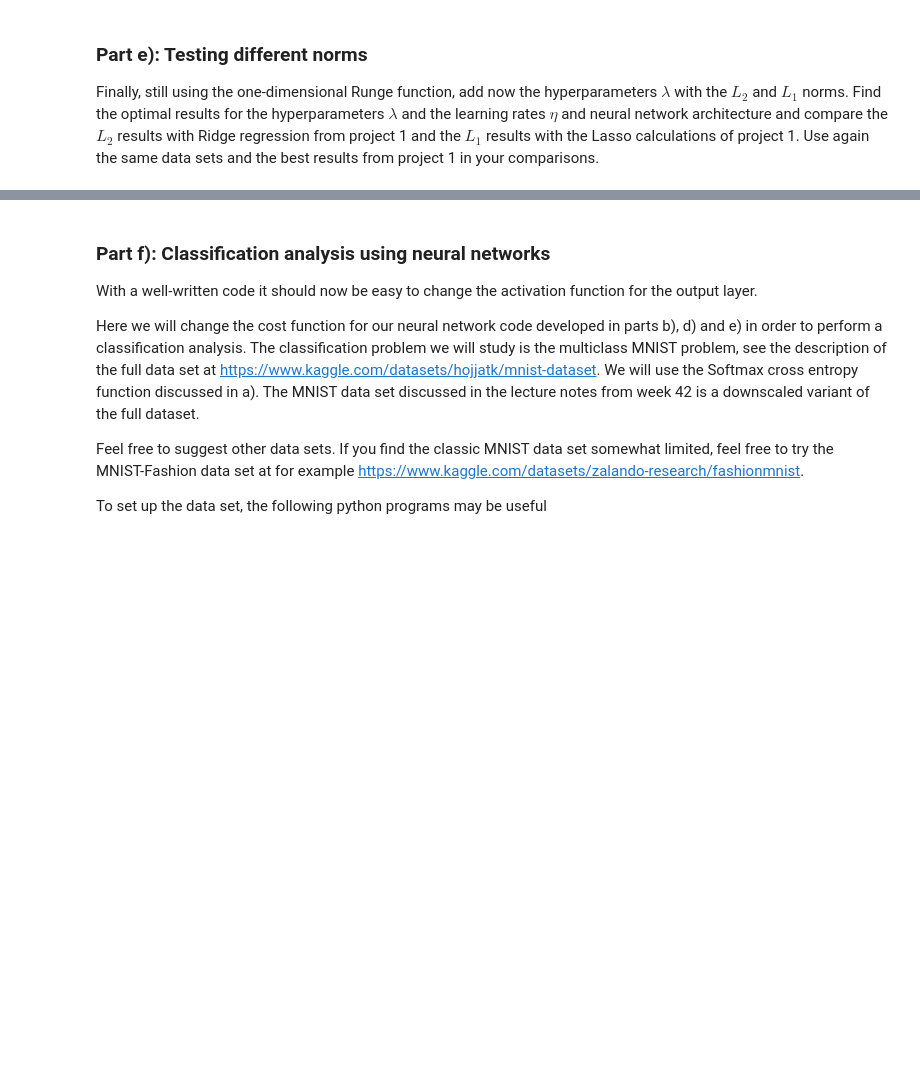
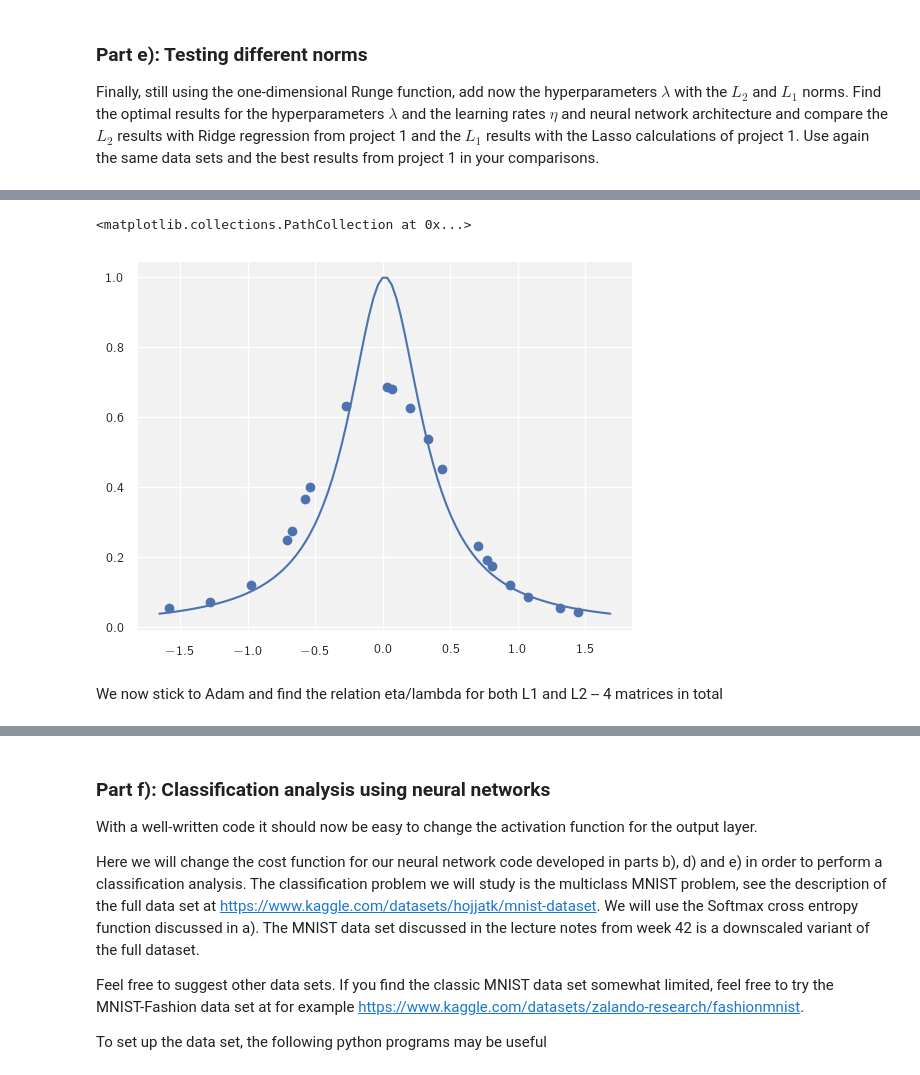
Before and after one commit to p-perrone/UiO_MachineLearning, a Jupyter notebook: ml_project2/notebooks/project2.ipynb, the cells around one changed output, grey strips where cells are left out. Cells and saved outputs as stored; diff of their text form; code cells hidden in the pictures; blank space fills up the shorter version.

```diff
--- a/ml_project2/notebooks/project2.ipynb
+++ b/ml_project2/notebooks/project2.ipynb
@@ -923,0 +1025,24 @@ plt.scatter(x_test, nn_l1._predict(x_test), label="L1 Regularization")
+# %%
+nn_l2 = NeuralNetwork(
+    network_input_size=1,
+    layer_output_sizes=[100, 100, 1],
+    activation_funcs=[sigmoid, sigmoid, sigmoid],
+    activation_ders=[sigmoid_der, sigmoid_der, sigmoid_der],
+    cost_type='MSE',
+    regression_method='Ridge',
+    lbda2=0.001
+)
+nn_l2._reset_weights()
+nn_l2._create_layers()
+nn_l2._define_scheduler('Adam', eta=1e-3)   # best combo previously found
+nn_l2._train(x_train, y_train)
+
+nn_l2._predict(x_test)
+
+plt.plot(x, y)
+plt.scatter(x_test, nn_l2._predict(x_test), label="L1 Regularization")
+# %% [output]
+<matplotlib.collections.PathCollection at 0x...>
+[figure, added]
+# %% [markdown]
+We now stick to Adam and find the relation eta/lambda for both L1 and L2 -- 4 matrices in total
```
Also changed, not shown: parts of 15 cells of this notebook, 8 other files.
